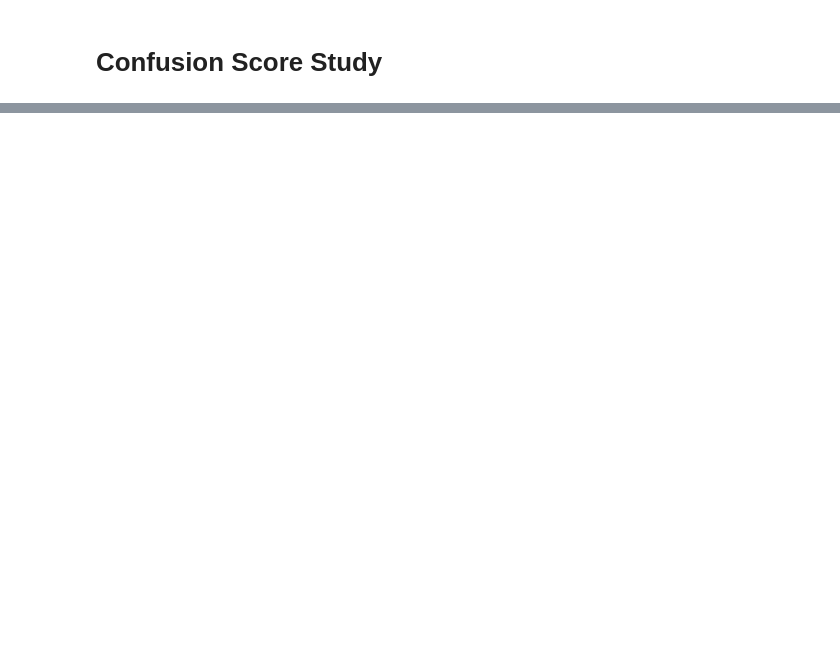
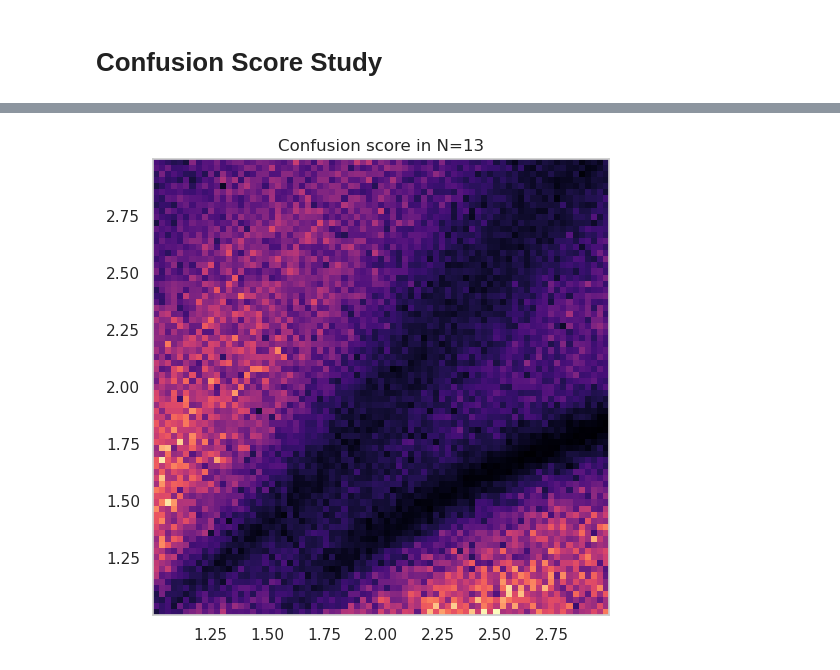
Before and after one commit to FrederikBornemann/SyReAL, a Jupyter notebook: notebooks/Confusion_score_study.ipynb, the cells around one changed output, grey strips where cells are left out. Cells and saved outputs as stored; diff of their text form; code cells hidden in the pictures; blank space fills up the shorter version.

```diff
--- a/notebooks/Confusion_score_study.ipynb
+++ b/notebooks/Confusion_score_study.ipynb
@@ -61,0 +53,23 @@ Text(0.5, 0.98, '(I.6.2) Sampling distribution (confidence score) at from 50 to
+# %%
+from celluloid import Camera
+from matplotlib import pyplot as plt
+
+N_start = 6
+N_stop = 10
+delta = 5
+
+fig = plt.figure()
+camera = Camera(fig)
+for i in np.arange(N_start, N_stop):
+    CS = combine_cs(M=i, N=i+delta, files=files, parentdir=folderpath)
+    smaller_CS = CS[['sigma','theta']].sample(n=CS.shape[0]//2, weights=CS.cs)
+    x = smaller_CS.sigma
+    y = smaller_CS.theta
+
+    joint = sns.jointplot(x=x, y=y, kind="hex", cmap="viridis", marginal_ticks=False, marginal_kws=dict(bins=25, fill=True))
+    joint.fig.subplots_adjust(top=.9)
+    joint.fig.suptitle(f"(I.6.2) Sampling distribution (confusion score) from N={i} to N={i+delta}")
+
+    camera.snap()
+animation = camera.animate()
+animation.save('my_animation.gif')
@@ -61,0 +146,23 @@ Text(0.5, 0.98, '(I.6.2) Sampling distribution (confidence score) at from 50 to
+# %%
+import matplotlib.pyplot as plt
+def make_plot(N, save=False):
+    #N=34
+    delta=0
+    CS = combine_cs(M=N, N=N+delta, files=files, parentdir=folderpath)
+    CS.cs = CS.cs / np.sum(CS.cs)
+    #smaller_CS = CS[['sigma','theta']].sample(n=CS.shape[0]//2, weights=CS.cs)
+    x = CS.sigma
+    y = CS.theta
+
+    H, xedges, yedges = np.histogram2d(x, y, bins=75, weights=CS.cs)
+    H = H.T
+    fig = plt.figure(figsize=(20, 20), dpi=100)
+    ax = fig.add_subplot(131, title=f'Confusion score in N={N}')
+    plt.grid(visible=False)
+    plt.imshow(H, extent=[xedges[0], xedges[-1], yedges[0], yedges[-1]], origin='lower', cmap="magma" )
+    if save:
+        fig.savefig(f'{N}.jpg', bbox_inches = 'tight')
+# %%
+make_plot(13)
+# %% [output]
+[figure, added]
```
Also changed, not shown: parts of 7 cells of this notebook, 39 other files.
